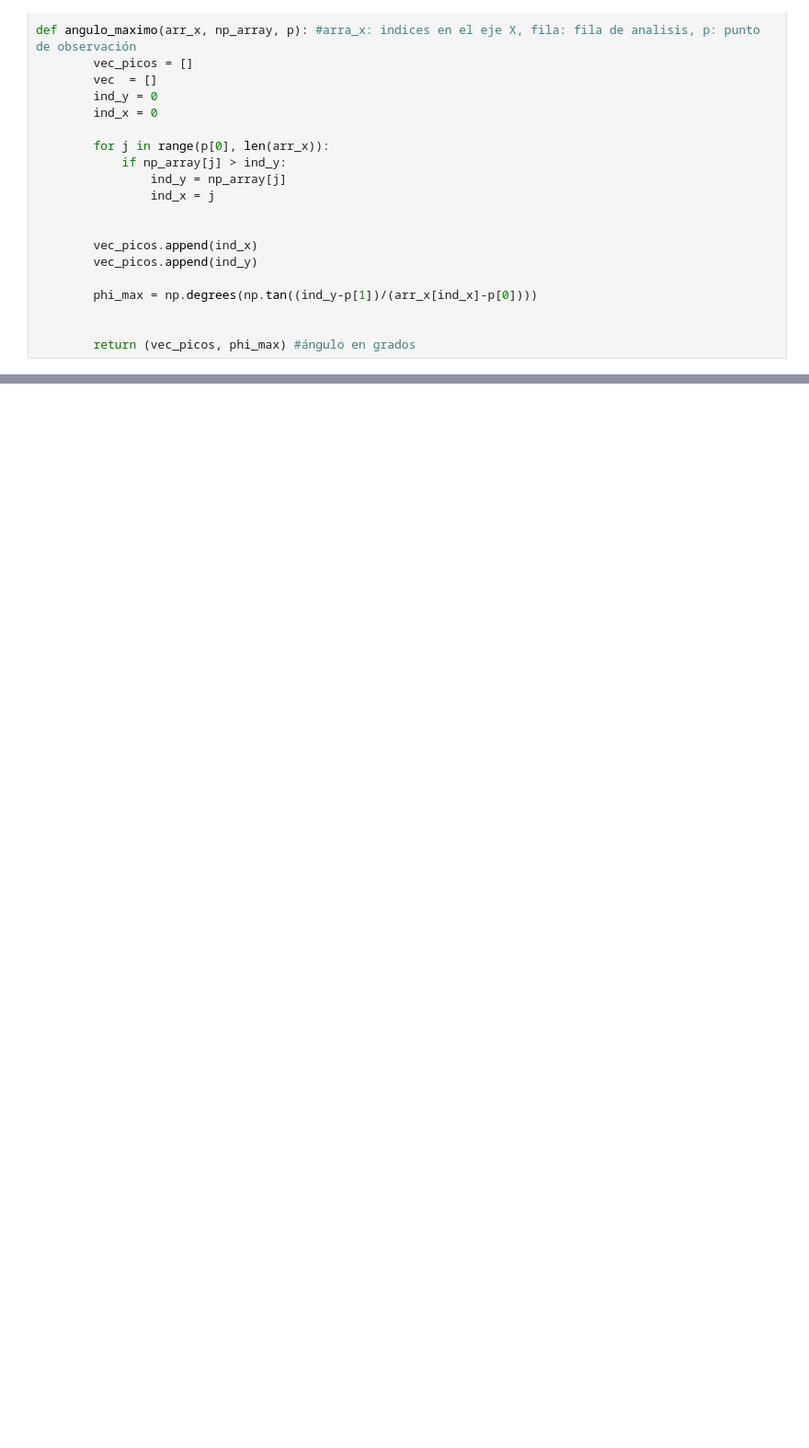
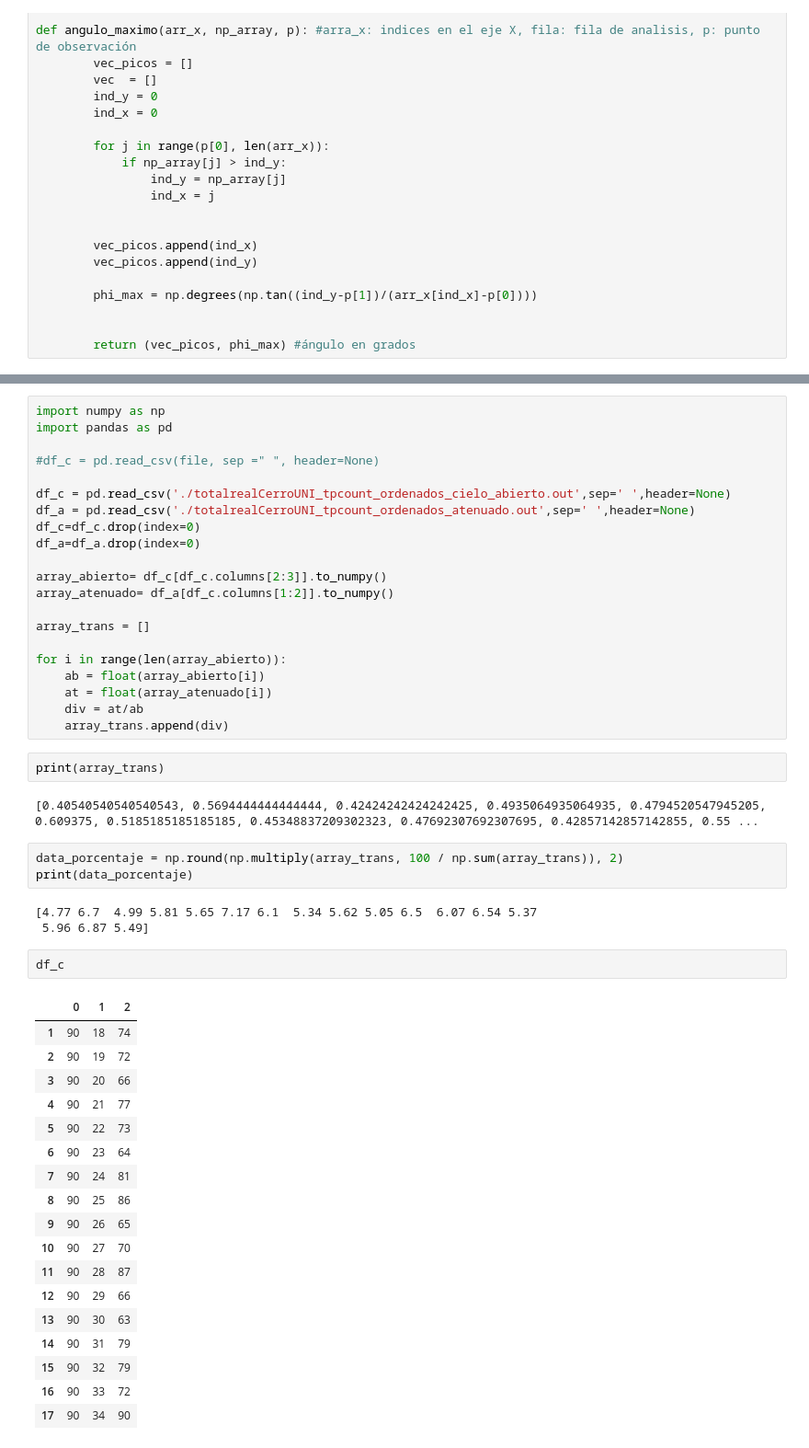
Before and after one commit to gsalazarq/cosmicraysuni, a Jupyter notebook: atenuation_calculation/calculo_atenuacion.ipynb, the cells around one changed output, grey strips where cells are left out. Shown at 92% size. Drawn from its saved outputs; the diff is of its cells as text; blank space fills up the shorter version.

```diff
--- a/atenuation_calculation/calculo_atenuacion.ipynb
+++ b/atenuation_calculation/calculo_atenuacion.ipynb
@@ -212,0 +238,52 @@ df.to_csv(nombre_file, index=False, header=True, sep=' ')
+# %%
+import numpy as np
+import pandas as pd
+
+#df_c = pd.read_csv(file, sep =" ", header=None)
+
+df_c = pd.read_csv('./totalrealCerroUNI_tpcount_ordenados_cielo_abierto.out',sep=' ',header=None)
+df_a = pd.read_csv('./totalrealCerroUNI_tpcount_ordenados_atenuado.out',sep=' ',header=None)
+df_c=df_c.drop(index=0)
+df_a=df_a.drop(index=0)
+
+array_abierto= df_c[df_c.columns[2:3]].to_numpy()
+array_atenuado= df_a[df_c.columns[1:2]].to_numpy()
+
+array_trans = []
+
+for i in range(len(array_abierto)):
+    ab = float(array_abierto[i])
+    at = float(array_atenuado[i])
+    div = at/ab
+    array_trans.append(div)
+# %%
+print(array_trans)
+# %% [output]
+[0.40540540540540543, 0.5694444444444444, 0.42424242424242425, 0.4935064935064935, 0.4794520547945205, 0.609375, 0.5185185185185185, 0.45348837209302323, 0.47692307692307695, 0.42857142857142855, 0.55 ...
+# %%
+data_porcentaje = np.round(np.multiply(array_trans, 100 / np.sum(array_trans)), 2)
+print(data_porcentaje)
+# %% [output]
+[4.77 6.7  4.99 5.81 5.65 7.17 6.1  5.34 5.62 5.05 6.5  6.07 6.54 5.37
+ 5.96 6.87 5.49]
+# %%
+df_c
+# %% [output]
+|  | 0 | 1 | 2 |
+| 1 | 90 | 18 | 74 |
+| 2 | 90 | 19 | 72 |
+| 3 | 90 | 20 | 66 |
+| 4 | 90 | 21 | 77 |
+| 5 | 90 | 22 | 73 |
+| 6 | 90 | 23 | 64 |
+| 7 | 90 | 24 | 81 |
+| 8 | 90 | 25 | 86 |
+| 9 | 90 | 26 | 65 |
+| 10 | 90 | 27 | 70 |
+| 11 | 90 | 28 | 87 |
+| 12 | 90 | 29 | 66 |
+| 13 | 90 | 30 | 63 |
+| 14 | 90 | 31 | 79 |
+| 15 | 90 | 32 | 79 |
+| 16 | 90 | 33 | 72 |
+| 17 | 90 | 34 | 90 |
```
Also changed, not shown: parts of 8 cells of this notebook, 1 other file.
